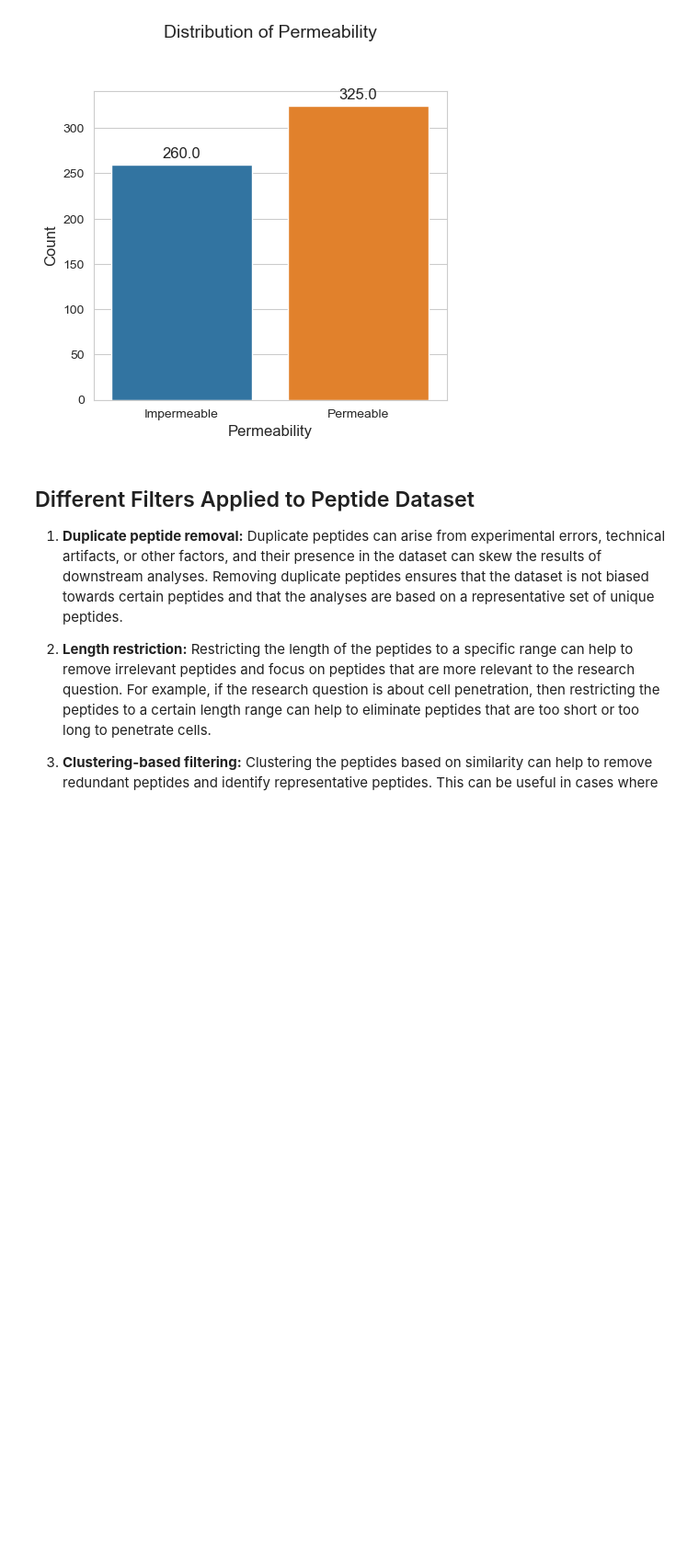
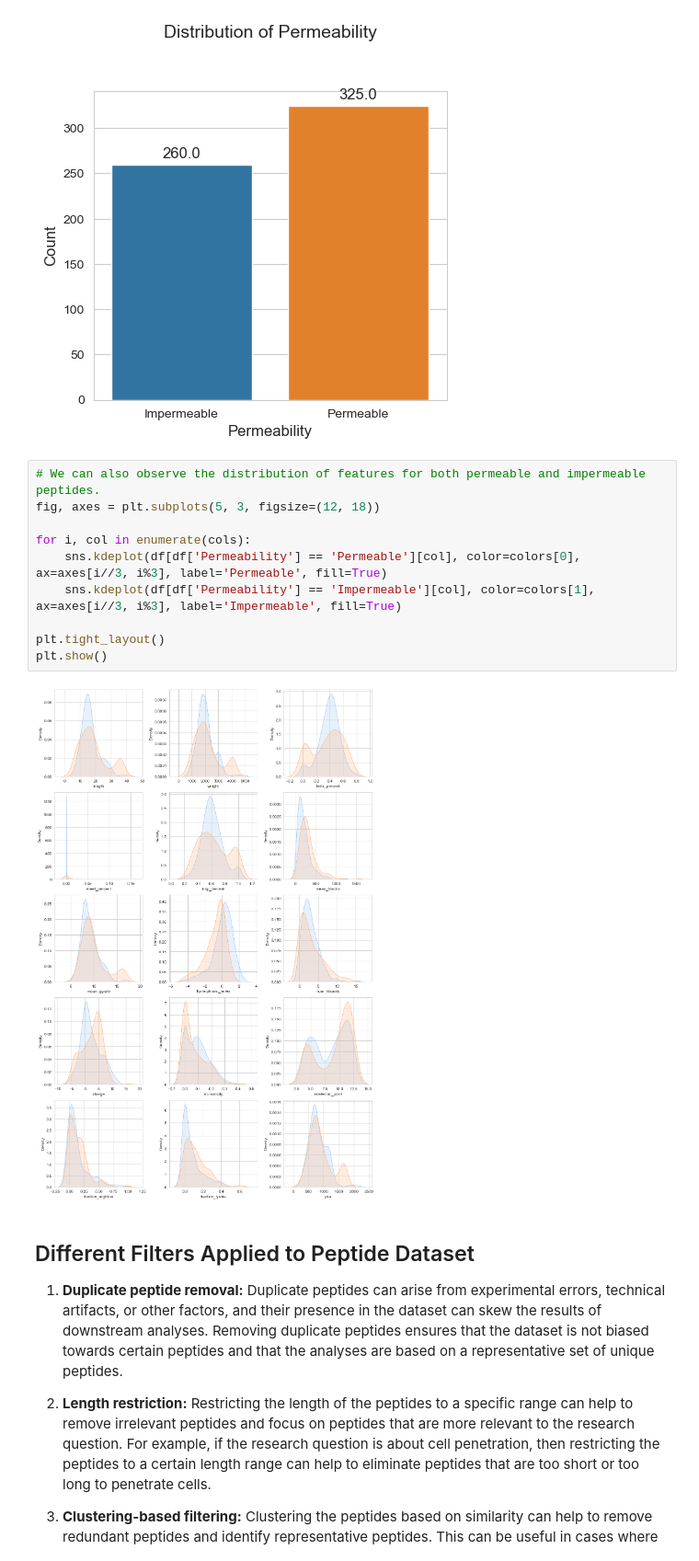
Before and after one commit to dahuilangda/stapep_package, a Jupyter notebook: stapep/example/ex3.1_machine_learning_training_for_permeability.ipynb, the cells around one changed output. Shown at 92% size. Drawn from its saved outputs; the diff is of its cells as text; blank space fills up the shorter version.

```diff
--- a/stapep/example/ex3.1_machine_learning_training_for_permeability.ipynb
+++ b/stapep/example/ex3.1_machine_learning_training_for_permeability.ipynb
@@ -87,6 +85,18 @@ fig.suptitle('Distribution of Permeability', fontsize=14, y=1.05)
 plt.show()
 # %% [output]
 [figure]
+# %%
+# We can also observe the distribution of features for both permeable and impermeable peptides.
+fig, axes = plt.subplots(5, 3, figsize=(12, 18))
+
+for i, col in enumerate(cols):
+    sns.kdeplot(df[df['Permeability'] == 'Permeable'][col], color=colors[0], ax=axes[i//3, i%3], label='Permeable', fill=True)
+    sns.kdeplot(df[df['Permeability'] == 'Impermeable'][col], color=colors[1], ax=axes[i//3, i%3], label='Impermeable', fill=True)
+
+plt.tight_layout()
+plt.show()
+# %% [output]
+[figure, added]
 # %% [markdown]
 Different Filters Applied to Peptide Dataset
 ---------------------------------------------------
```
Also changed, not shown: parts of 2 cells of this notebook.
